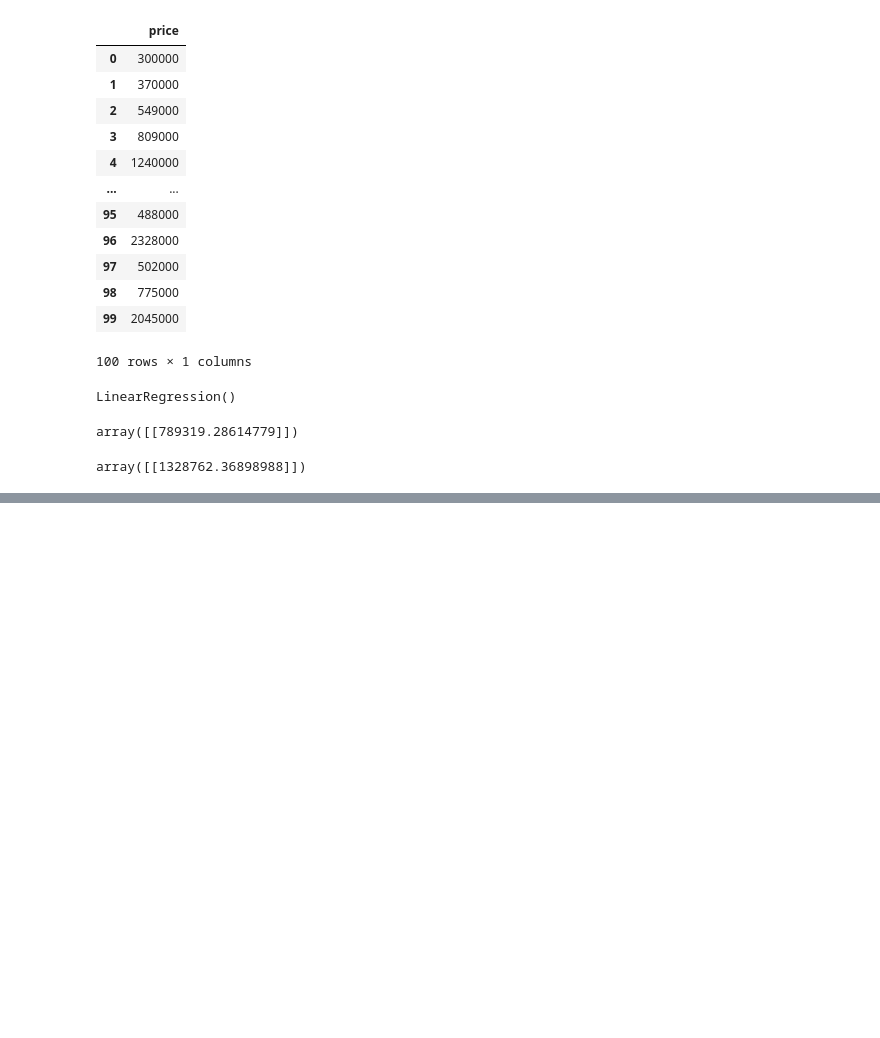
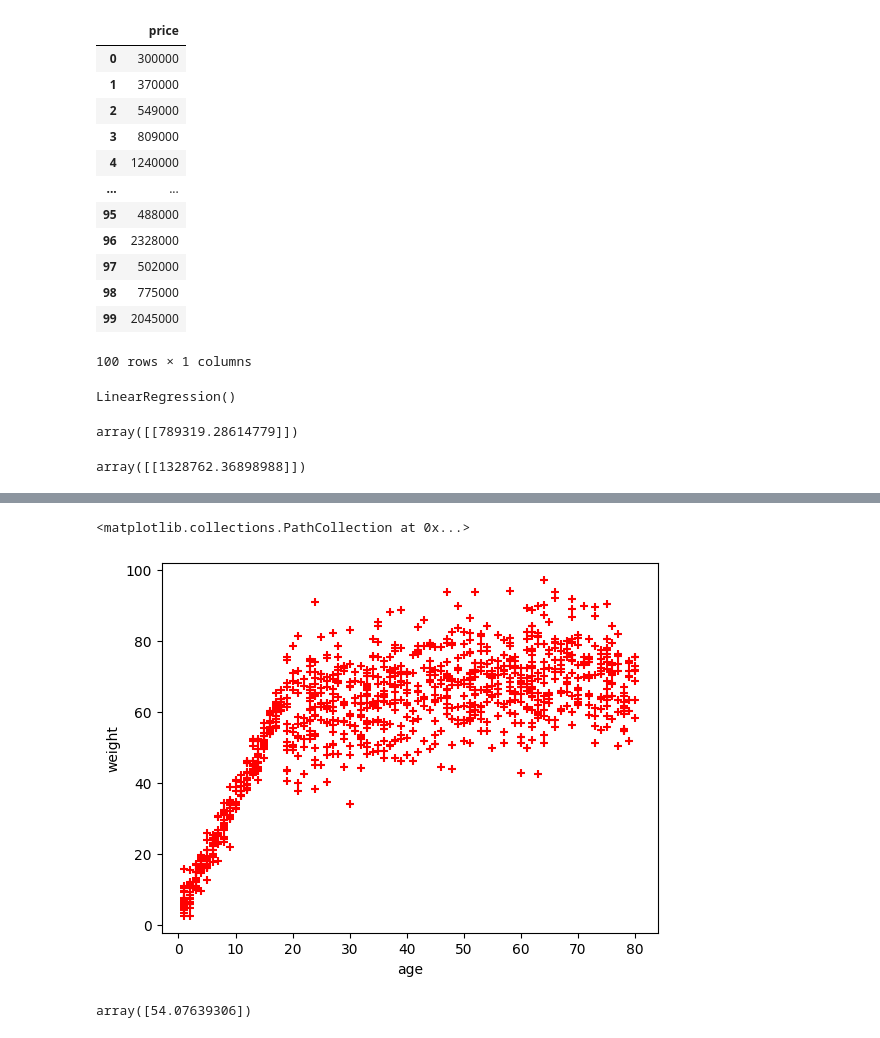
Before and after one commit to sistusaichandu-bit/Agentic_AI-VAP, a Jupyter notebook: AgenticAI_VAP.ipynb, the cells around one changed output, grey strips where cells are left out. Cells and saved outputs as stored; diff of their text form; code cells hidden in the pictures; blank space fills up the shorter version.

```diff
--- a/AgenticAI_VAP.ipynb
+++ b/AgenticAI_VAP.ipynb
@@ -107,0 +129,3 @@ array([[1328762.36898988]])
+# %%
+df = pd.read_csv('age_weight_prediction_data.csv')
+print(df)
@@ -107,0 +212,12 @@ array([[1328762.36898988]])
+# %%
+%matplotlib inline
+plt.xlabel('age')
+plt.ylabel('weight')
+plt.scatter(df.age, df.weight, color='red', marker='+')
+# %% [output]
+<matplotlib.collections.PathCollection at 0x...>
+[figure, added]
+# %%
+age_reg.predict([[32]]) # average predicted according to the AI,it may vary accordingly.
+# %% [output]
+array([54.07639306])
```
Also changed, not shown: parts of 10 cells of this notebook.
